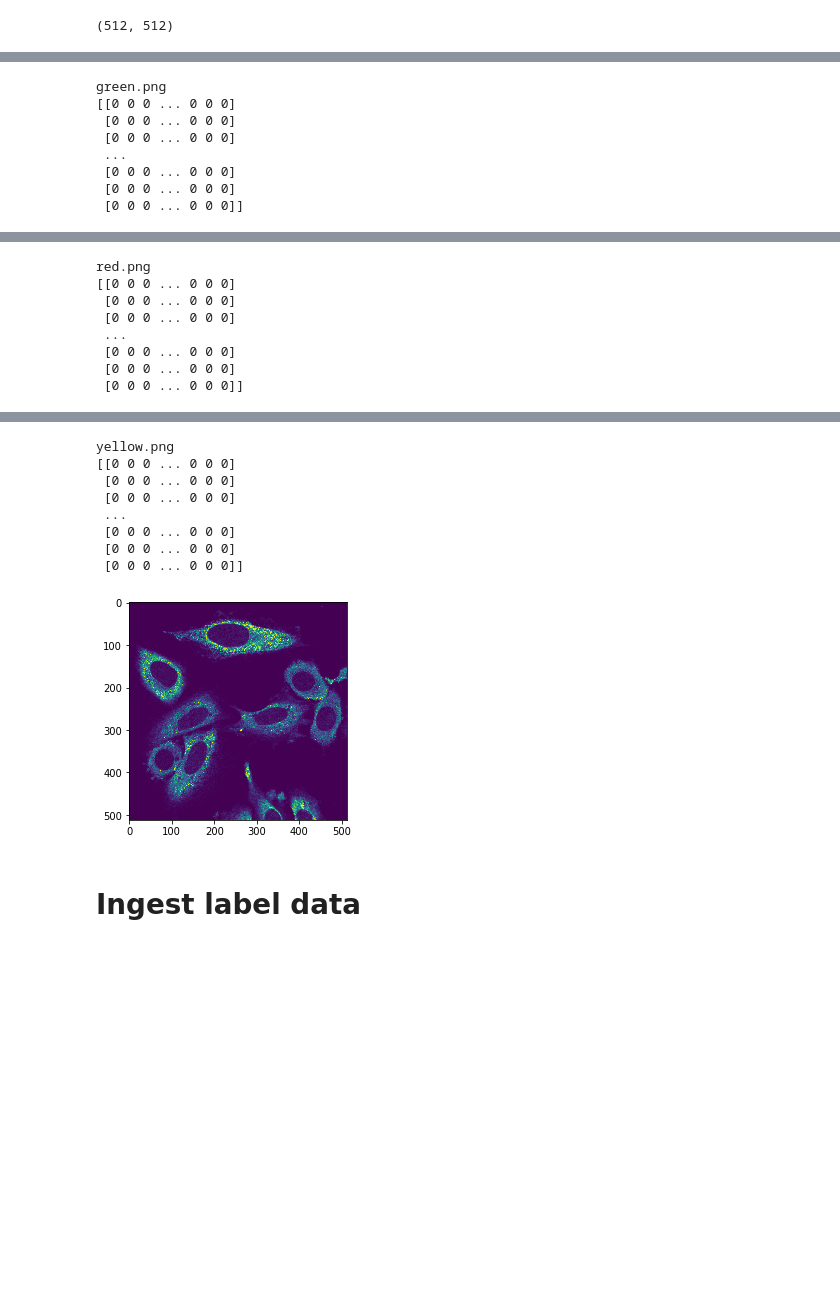
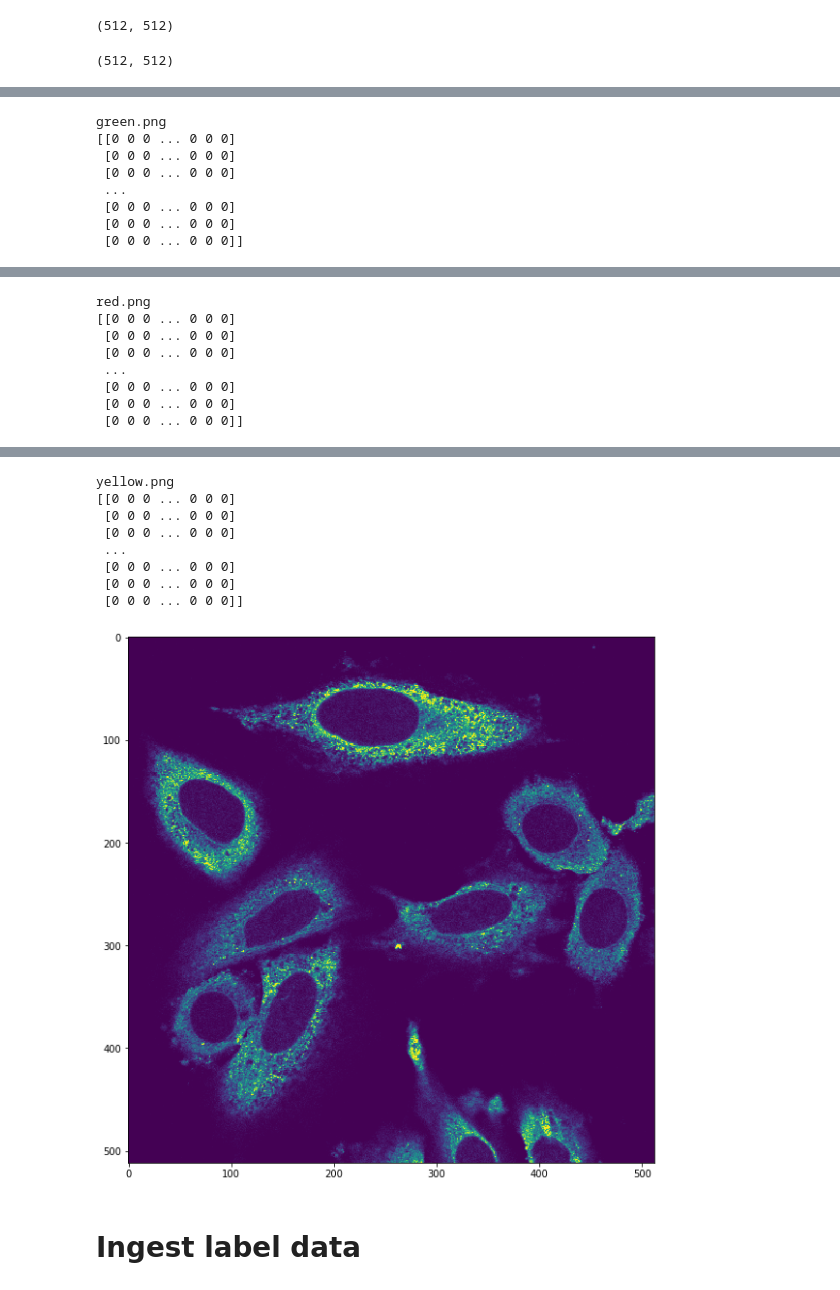
Before and after one commit to pdubz-sudo/protein-recognition, a Jupyter notebook: scripts/exploratory_analysis.ipynb, the cells around one changed output, grey strips where cells are left out. Saved outputs shown, nothing was run; the diff lists cells and outputs as text; code cells hidden in the pictures; blank space fills up the shorter version.

```diff
--- a/scripts/exploratory_analysis.ipynb
+++ b/scripts/exploratory_analysis.ipynb
@@ -15,6 +15,13 @@ from matplotlib.pyplot import imshow
 imageio.imread("notebook_images/red.png").shape
 # %% [output]
 (512, 512)
+# %%
+from PIL import Image
+i = Image.open(r'notebook_images\blue.png')
+iar = np.asarray(i)
+iar.shape
+# %% [output]
+(512, 512)
 # %%
 rootdir = "D:\kaggle-kaggle-protien-data\scripts"
 for subdir, dirs, files in os.walk(rootdir):
@@ -27,7 +34,7 @@ for subdir, dirs, files in os.walk(rootdir):
             print(file)
             img = imageio.imread(filepath)
             print(img)
-            plt.figure(figsize=(4,4))
+            plt.figure(figsize=(10,10))
             imshow(img)
             plt.show()
 # %% [output]
@@ -61,12 +68,12 @@ red.png
 yellow.png
 [[0 0 0 ... 0 0 0]
  [0 0 0 ... 0 0 0]
  [0 0 0 ... 0 0 0]
  ...
  [0 0 0 ... 0 0 0]
  [0 0 0 ... 0 0 0]
  [0 0 0 ... 0 0 0]]
-[figure, old version]
+[figure, new version]
 # %% [markdown]
 # Ingest label data
 # %%
```
Also changed, not shown: parts of 1 cell of this notebook.
